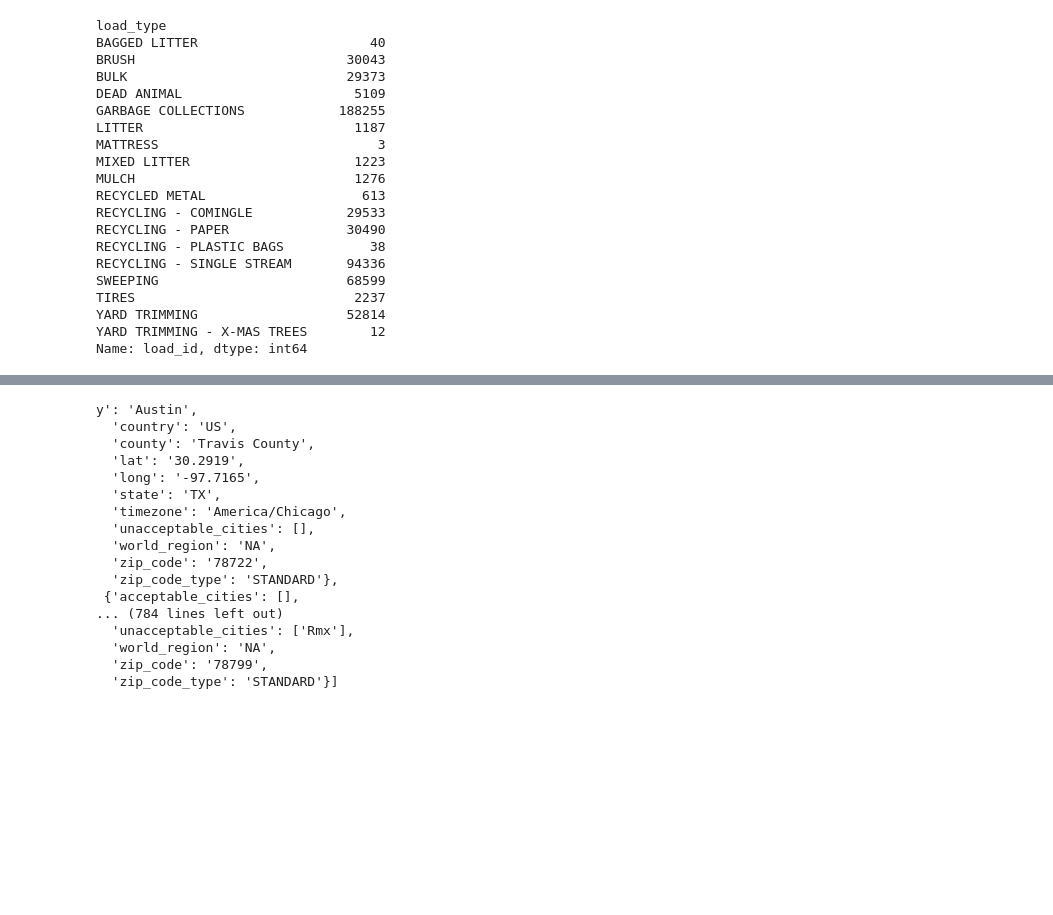
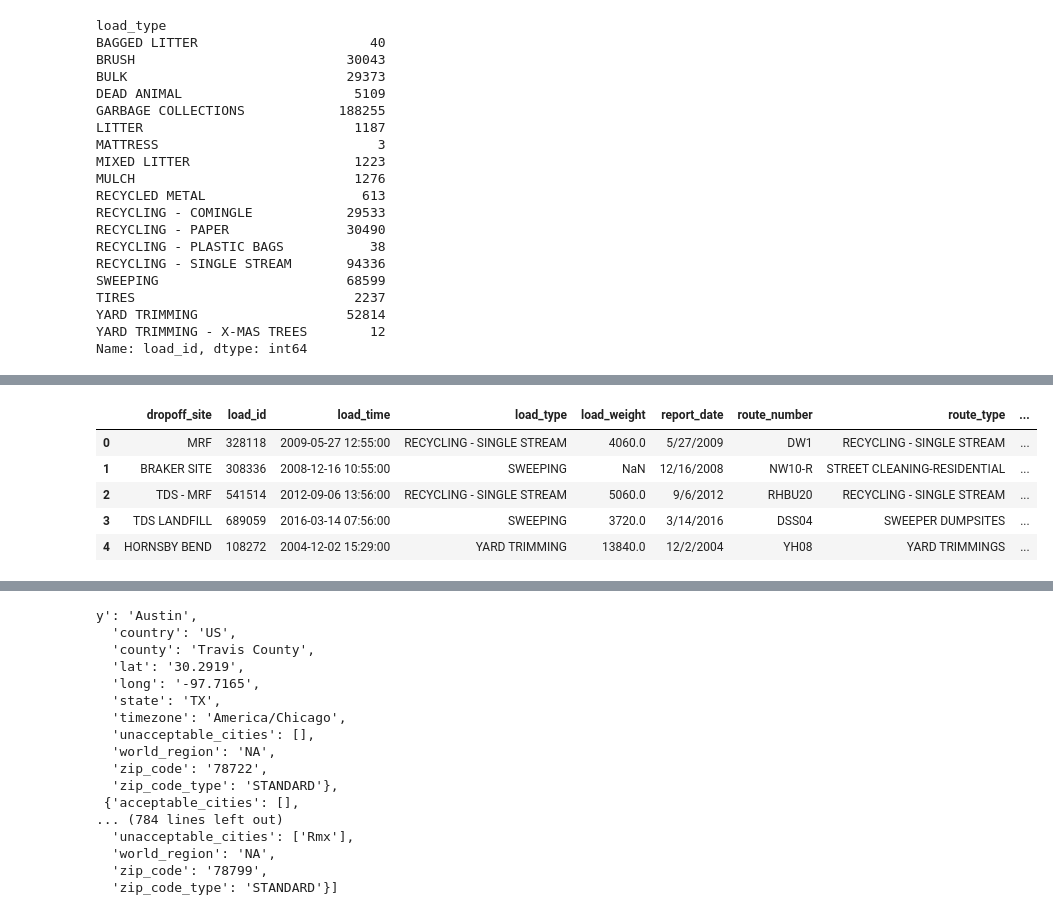
Before and after one commit to TheLittlePrincess/Final_project, a Jupyter notebook: waste_data_etl.ipynb, the cells around one changed output, grey strips where cells are left out. Drawn from its saved outputs; the diff is of its cells as text; code cells hidden in the pictures; blank space fills up the shorter version.

Commit message:
added weight per year by route

```diff
--- a/waste_data_etl.ipynb
+++ b/waste_data_etl.ipynb
@@ -103,3 +104,7 @@ TIRES                            2237
 YARD TRIMMING                   52814
 YARD TRIMMING - X-MAS TREES        12
 Name: load_id, dtype: int64
+# %%
+# Convert load_time to datetime
+waste_df["load_time"] = pd.to_datetime(waste_df["load_time"])
+waste_df.dtypes
@@ -106,2 +121,13 @@ Name: load_id, dtype: int64
+# %%
+# Extract year from load_time to new load_year column
+waste_df["load_year"] = waste_df["load_time"].apply(lambda x: x.year)
+waste_df.head(5)
+# %% [output]
+|  | dropoff_site | load_id | load_time | load_type | load_weight | report_date | route_number | route_type | ... |
+| 0 | MRF | 328118 | 2009-05-27 12:55:00 | RECYCLING - SINGLE STREAM | 4060.0 | 5/27/2009 | DW1 | RECYCLING - SINGLE STREAM | ... |
+| 1 | BRAKER SITE | 308336 | 2008-12-16 10:55:00 | SWEEPING | NaN | 12/16/2008 | NW10-R | STREET CLEANING-RESIDENTIAL | ... |
+| 2 | TDS - MRF | 541514 | 2012-09-06 13:56:00 | RECYCLING - SINGLE STREAM | 5060.0 | 9/6/2012 | RHBU20 | RECYCLING - SINGLE STREAM | ... |
+| 3 | TDS LANDFILL | 689059 | 2016-03-14 07:56:00 | SWEEPING | 3720.0 | 3/14/2016 | DSS04 | SWEEPER DUMPSITES | ... |
+| 4 | HORNSBY BEND | 108272 | 2004-12-02 15:29:00 | YARD TRIMMING | 13840.0 | 12/2/2004 | YH08 | YARD TRIMMINGS | ... |
 # %%
 # weight of trash by year by route
```
Also changed, not shown: parts of 3 cells of this notebook.
